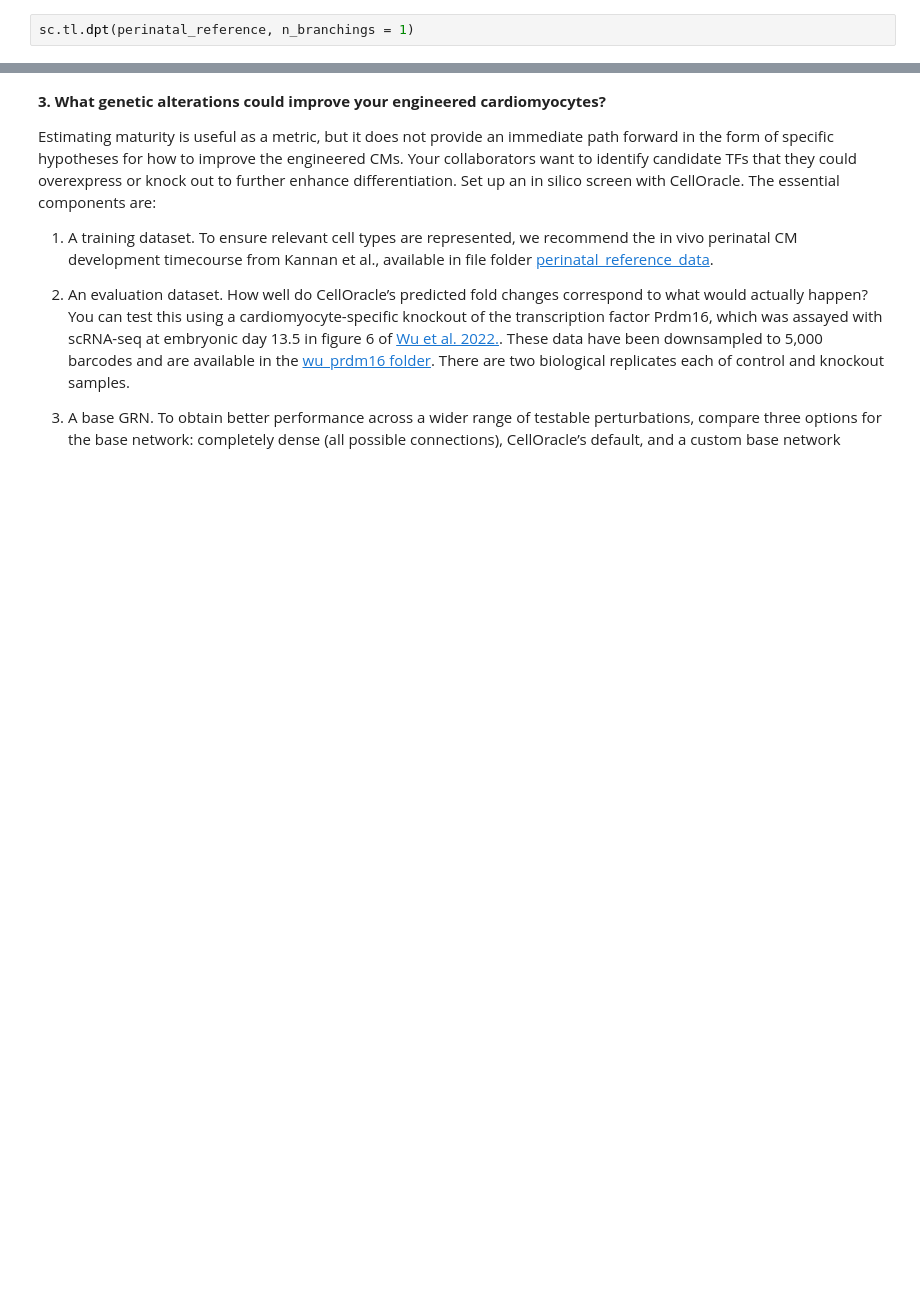
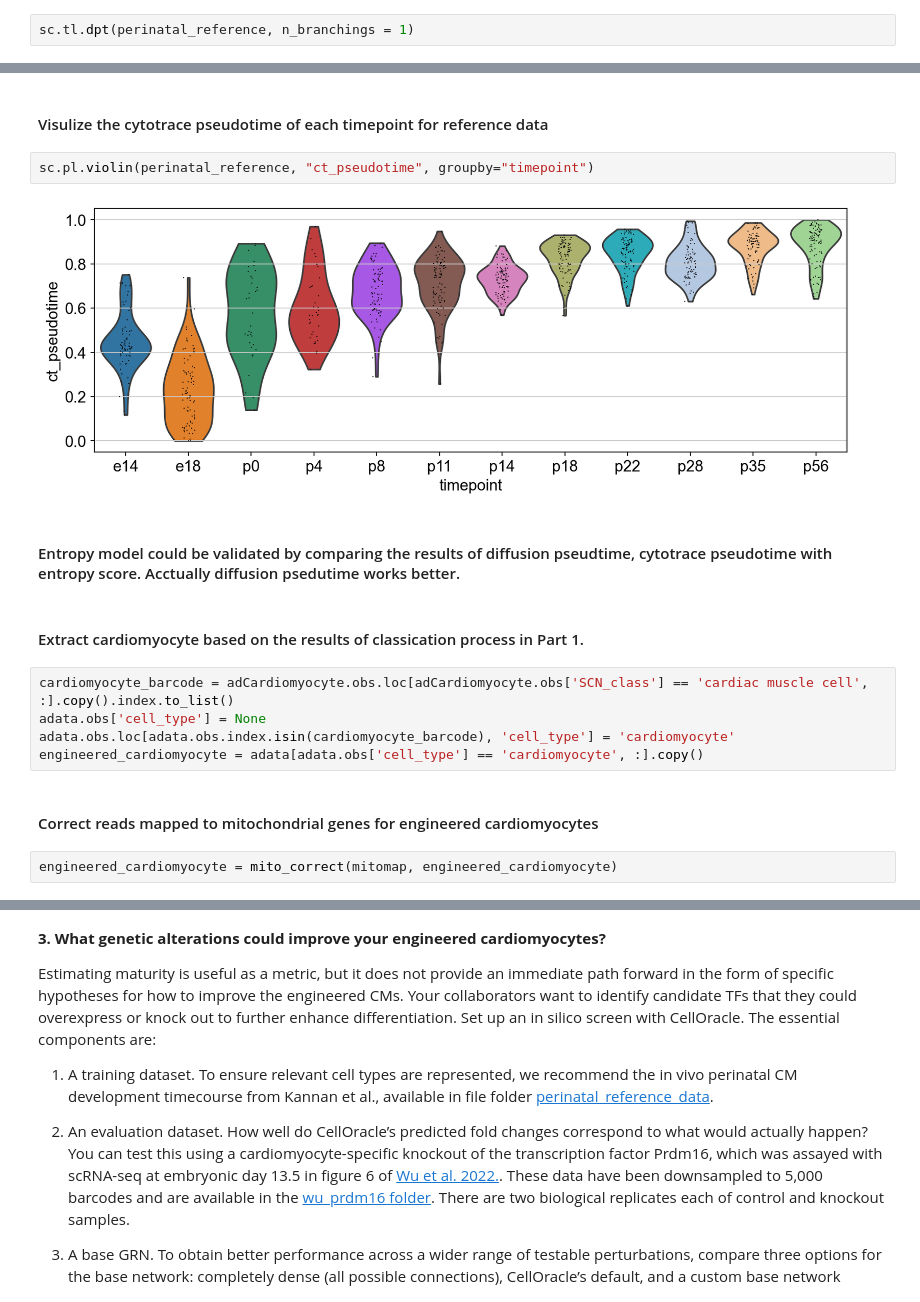
Before and after one commit to shoulton/CSCB-Final-Project, a Jupyter notebook: Final_project.ipynb, the cells around one changed output, grey strips where cells are left out. Saved outputs shown, nothing was run; the diff lists cells and outputs as text; blank space fills up the shorter version.

```diff
--- a/Final_project.ipynb
+++ b/Final_project.ipynb
@@ -291,0 +316,19 @@ sc.pl.violin(perinatal_reference, "dpt_pseudotime", groupby="timepoint")
+# %% [markdown]
+#### Visulize the cytotrace pseudotime of each timepoint for reference data
+# %%
+sc.pl.violin(perinatal_reference, "ct_pseudotime", groupby="timepoint")
+# %% [output]
+[figure, added]
+# %% [markdown]
+#### Entropy model could be validated by comparing the results of diffusion pseudtime, cytotrace pseudotime with entropy score. Acctually diffusion psedutime works better.
+# %% [markdown]
+#### Extract cardiomyocyte based on the results of classication process in Part 1.
+# %%
+cardiomyocyte_barcode = adCardiomyocyte.obs.loc[adCardiomyocyte.obs['SCN_class'] == 'cardiac muscle cell', :].copy().index.to_list()
+adata.obs['cell_type'] = None
+adata.obs.loc[adata.obs.index.isin(cardiomyocyte_barcode), 'cell_type'] = 'cardiomyocyte'
+engineered_cardiomyocyte = adata[adata.obs['cell_type'] == 'cardiomyocyte', :].copy()
+# %% [markdown]
+#### Correct reads mapped to mitochondrial genes for engineered cardiomyocytes
+# %%
+engineered_cardiomyocyte = mito_correct(mitomap, engineered_cardiomyocyte)
```
Also changed, not shown: parts of 63 cells of this notebook.
